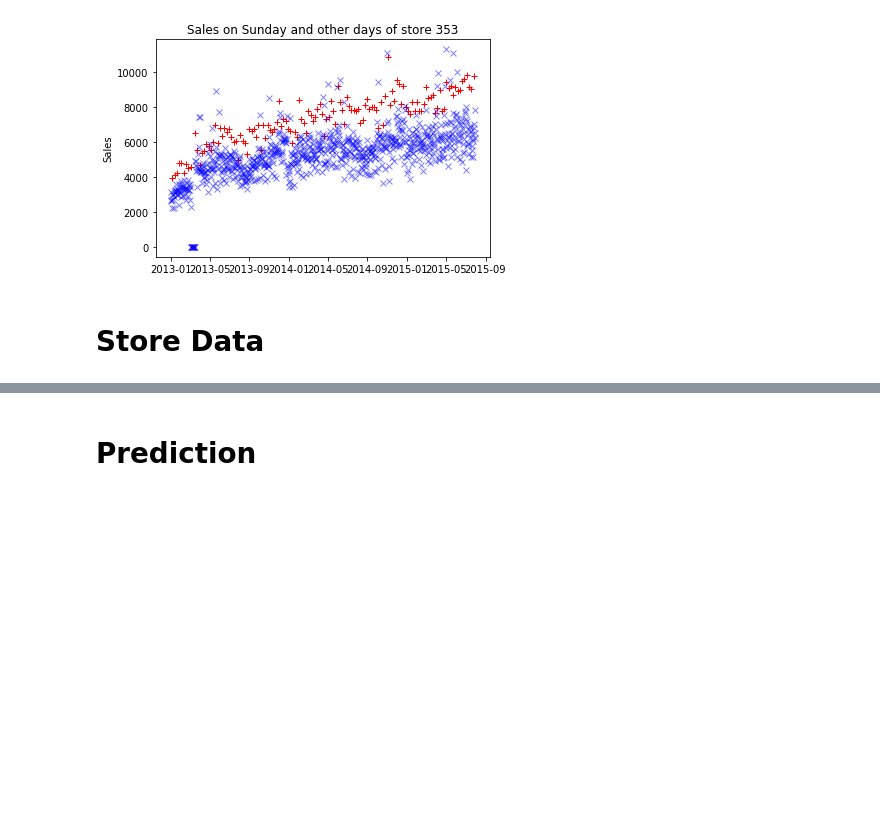
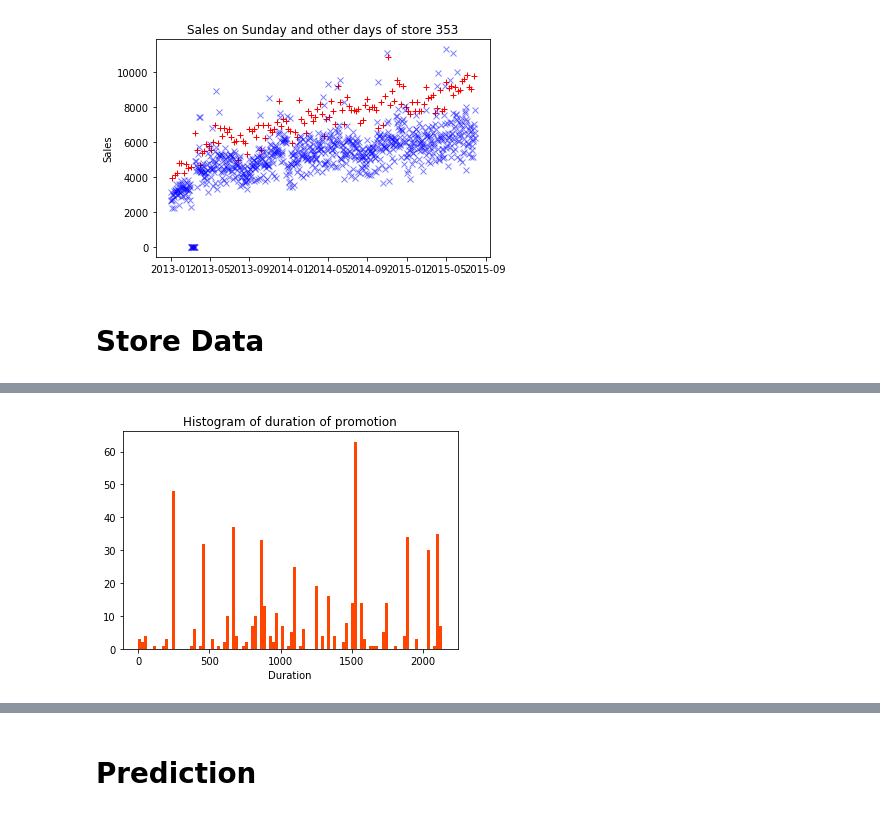
Before and after one commit to bozhlab/Rossmann_store_sales, a Jupyter notebook: Rossmann_Store_Sales_prediction.ipynb, the cells around one changed output, grey strips where cells are left out. Saved outputs shown, nothing was run; the diff lists cells and outputs as text; code cells hidden in the pictures; blank space fills up the shorter version.

```diff
--- a/Rossmann_Store_Sales_prediction.ipynb
+++ b/Rossmann_Store_Sales_prediction.ipynb
@@ -890,0 +830,16 @@ plt.plot(x, y, 'r.', alpha=0.01)
+# %%
+# First day of the promotion will start on Monday.
+promoStartYearMonth = store[(store["Promo2"] == '1')][['Promo2SinceYear','Promo2SinceWeek']]
+promoStartYearMonth = pd.to_datetime(promoStartYearMonth.Promo2SinceWeek.astype(str)+
+                          promoStartYearMonth.Promo2SinceYear.astype(str).add('-1') ,format='%W%Y-%w')
+newestPromoStartYearMonth = pd.to_datetime(promoStartYearMonth.sort_values(ascending = False).iloc[0])
+# %%
+# We have to find how long that each store has a promotion
+promoSinceInMonth = newestPromoStartYearMonth - promoStartYearMonth
+promoSinceInMonth = promoSinceInMonth.astype('timedelta64[D]')
+plt.hist(promoSinceInMonth,100, color="orangered")
+plt.xlabel('Duration')
+plt.title('Histogram of duration of promotion')
+plt.show()
+# %% [output]
+[figure, added]
```
Also changed, not shown: parts of 58 cells of this notebook.
